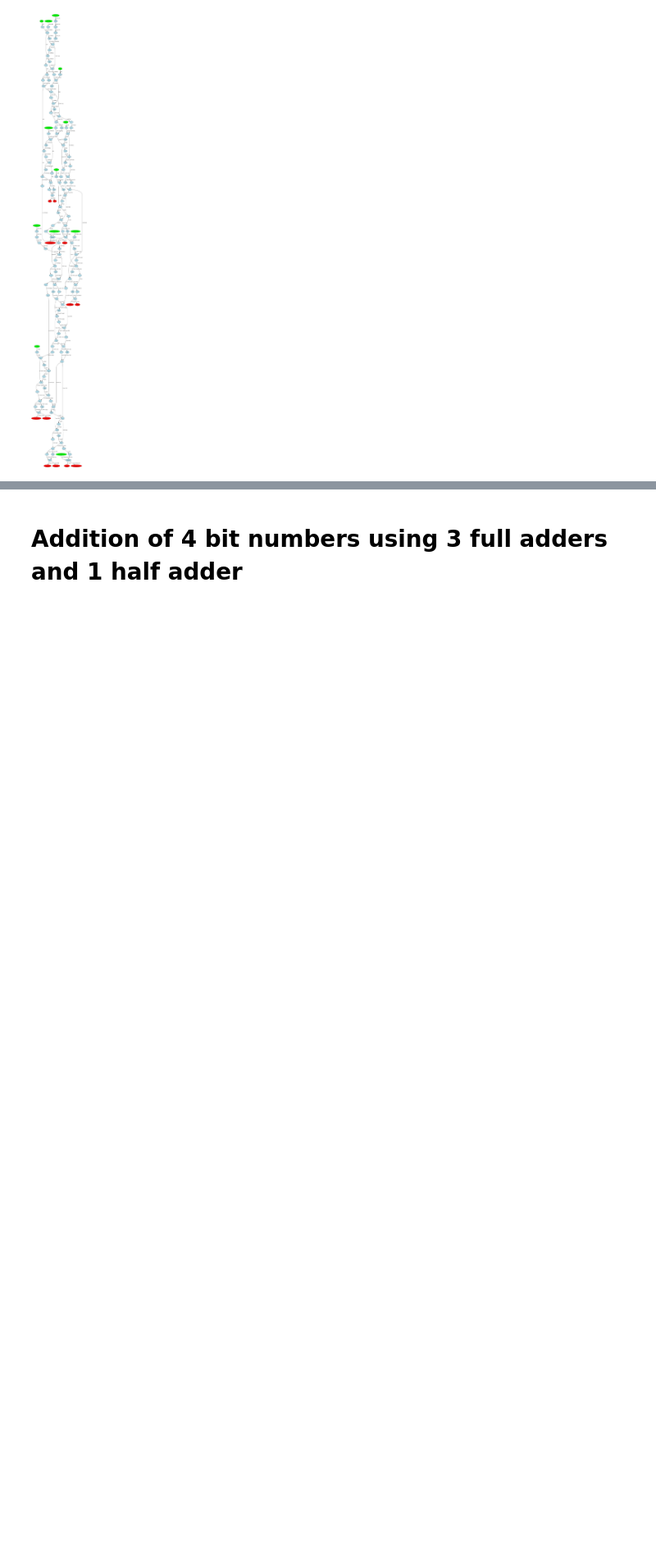
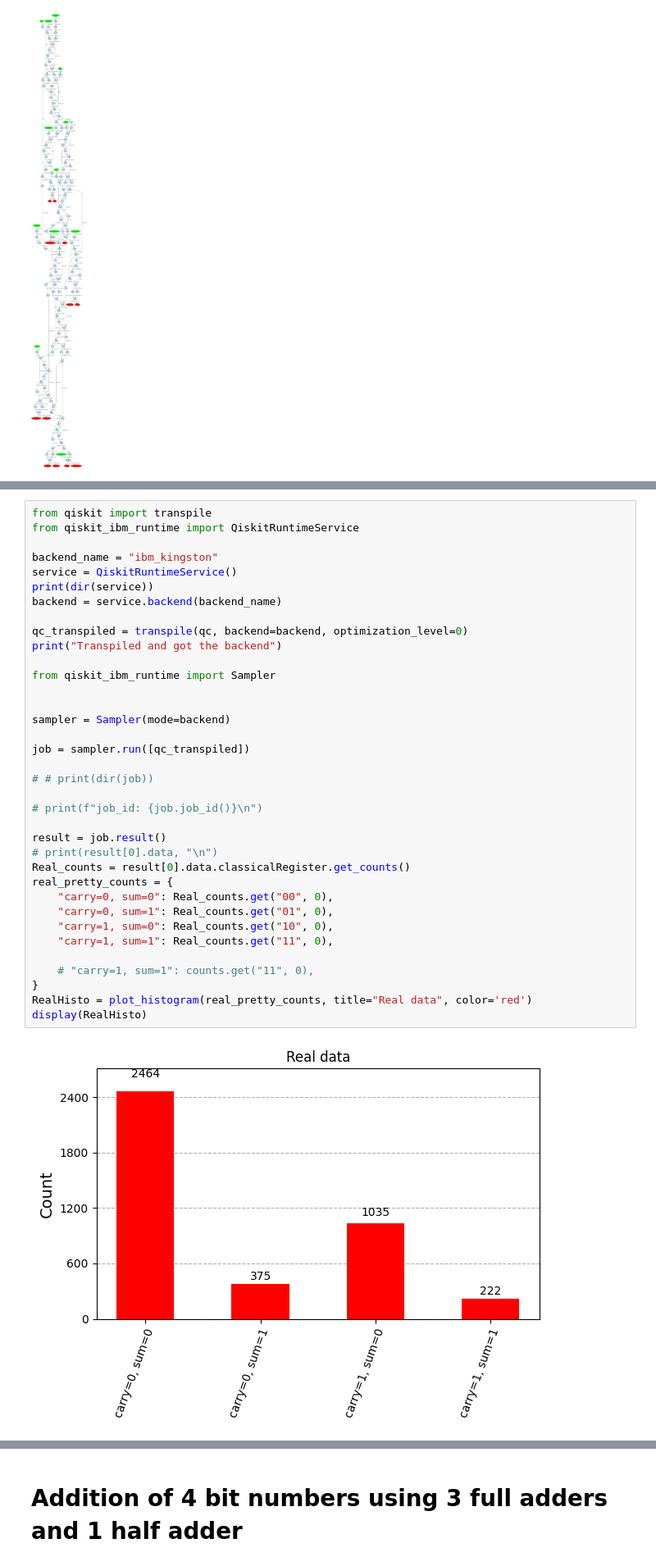
Before and after one commit to Chosen-Juan1/Quantum-computing-research, a Jupyter notebook: Quantum_Computing_Research_Tasks/Task_6_Arithmetic_Addition_Circuit.ipynb, the cells around one changed output, grey strips where cells are left out. Shown at 82% size. Cells and saved outputs as stored; diff of their text form; blank space fills up the shorter version.

```diff
--- a/Quantum_Computing_Research_Tasks/Task_6_Arithmetic_Addition_Circuit.ipynb
+++ b/Quantum_Computing_Research_Tasks/Task_6_Arithmetic_Addition_Circuit.ipynb
@@ -368,0 +416,38 @@ dag.draw()
+# %%
+from qiskit import transpile
+from qiskit_ibm_runtime import QiskitRuntimeService
+
+backend_name = "ibm_kingston"
+service = QiskitRuntimeService()
+print(dir(service))
+backend = service.backend(backend_name)
+
+qc_transpiled = transpile(qc, backend=backend, optimization_level=0)
+print("Transpiled and got the backend")
+
+from qiskit_ibm_runtime import Sampler
+
+
+sampler = Sampler(mode=backend)
+
+job = sampler.run([qc_transpiled])
+
+# # print(dir(job))
+
+# print(f"job_id: {job.job_id()}\n")
+
+result = job.result()
+# print(result[0].data, "\n")
+Real_counts = result[0].data.classicalRegister.get_counts()
+real_pretty_counts = {
+    "carry=0, sum=0": Real_counts.get("00", 0),
+    "carry=0, sum=1": Real_counts.get("01", 0),
+    "carry=1, sum=0": Real_counts.get("10", 0),
+    "carry=1, sum=1": Real_counts.get("11", 0),
+
+    # "carry=1, sum=1": counts.get("11", 0),
+}
+RealHisto = plot_histogram(real_pretty_counts, title="Real data", color='red')
+display(RealHisto)
+# %% [output]
+[figure, added]
```
Also changed, not shown: parts of 9 cells of this notebook.
